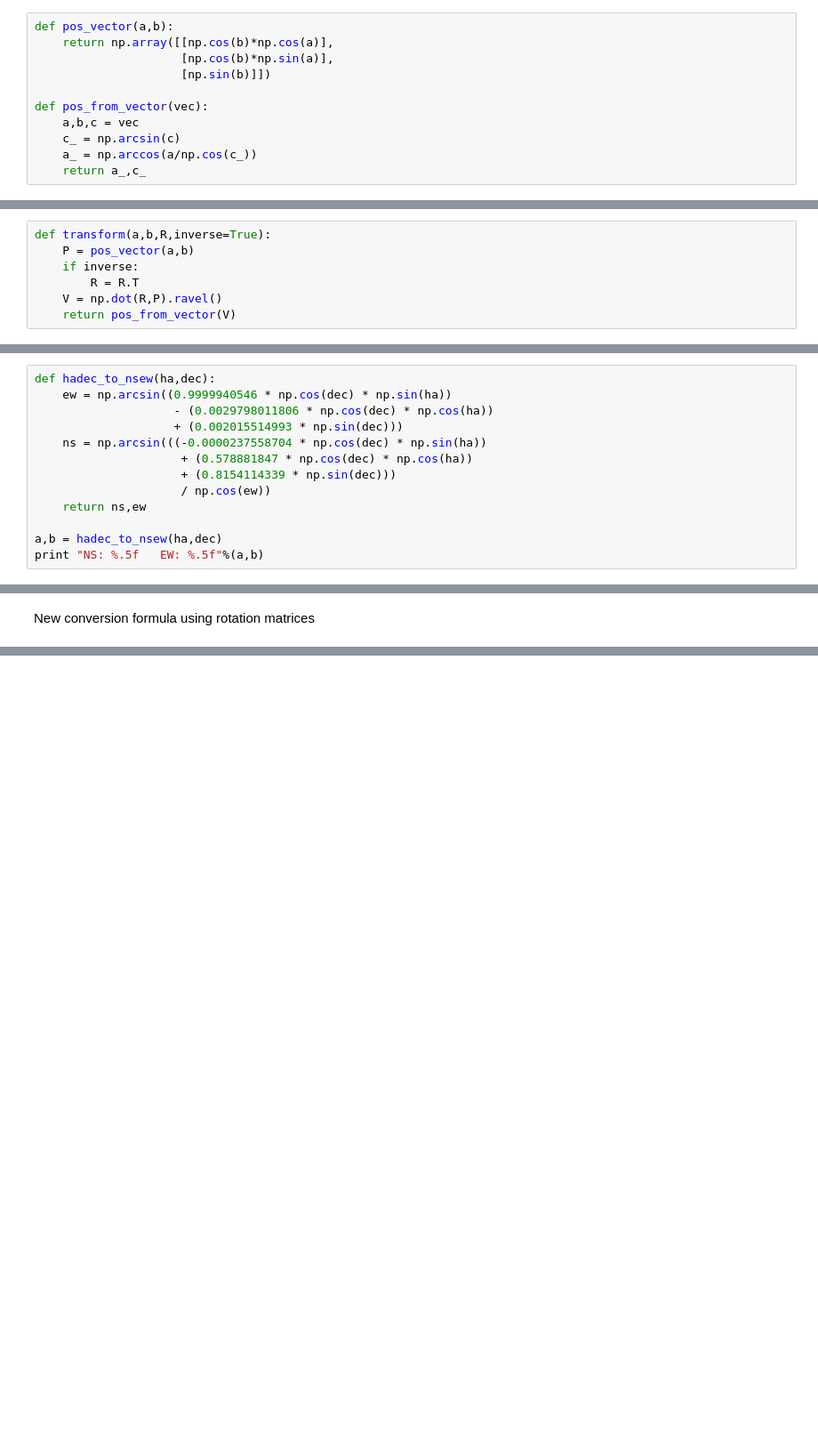
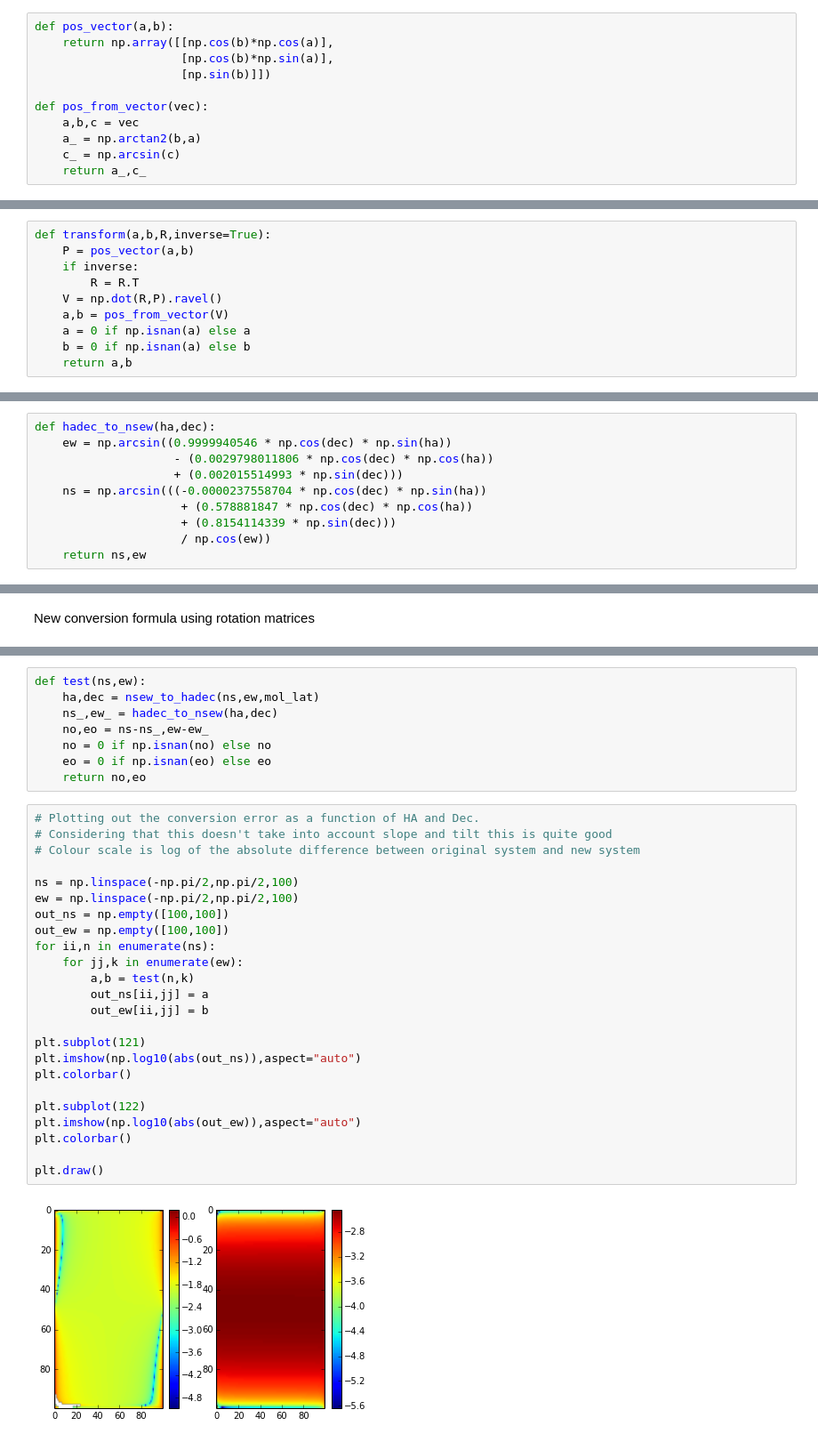
Before and after one commit to Molonglo/anansi, a Jupyter notebook: Molonglo_coords.ipynb, the cells around one changed output, grey strips where cells are left out. Shown: that part at 89% size. Cells and saved outputs as stored; diff of their text form; blank space fills up the shorter version.

```diff
--- a/Molonglo_coords.ipynb
+++ b/Molonglo_coords.ipynb
@@ -41,8 +46,8 @@ def pos_vector(a,b):
 
 def pos_from_vector(vec):
     a,b,c = vec
+    a_ = np.arctan2(b,a)
     c_ = np.arcsin(c)
-    a_ = np.arccos(a/np.cos(c_))
     return a_,c_
 # %% [markdown]
 Generic transform
@@ -52,4 +57,7 @@ def transform(a,b,R,inverse=True):
     if inverse:
         R = R.T
     V = np.dot(R,P).ravel()
-    return pos_from_vector(V)
+    a,b = pos_from_vector(V)
+    a = 0 if np.isnan(a) else a
+    b = 0 if np.isnan(a) else b
+    return a,b
@@ -86,6 +73,3 @@ def hadec_to_nsew(ha,dec):
                      + (0.8154114339 * np.sin(dec)))
                      / np.cos(ew))
     return ns,ew
-
-a,b = hadec_to_nsew(ha,dec)
-print "NS: %.5f   EW: %.5f"%(a,b)
@@ -138,0 +220,34 @@ plt.draw()
+# %%
+def test(ns,ew):
+    ha,dec = nsew_to_hadec(ns,ew,mol_lat)
+    ns_,ew_ = hadec_to_nsew(ha,dec)
+    no,eo = ns-ns_,ew-ew_
+    no = 0 if np.isnan(no) else no
+    eo = 0 if np.isnan(eo) else eo
+    return no,eo
+# %%
+# Plotting out the conversion error as a function of HA and Dec.
+# Considering that this doesn't take into account slope and tilt this is quite good
+# Colour scale is log of the absolute difference between original system and new system
+
+ns = np.linspace(-np.pi/2,np.pi/2,100)
+ew = np.linspace(-np.pi/2,np.pi/2,100)
+out_ns = np.empty([100,100])
+out_ew = np.empty([100,100])
+for ii,n in enumerate(ns):
+    for jj,k in enumerate(ew):
+        a,b = test(n,k)
+        out_ns[ii,jj] = a
+        out_ew[ii,jj] = b
+
+plt.subplot(121)
+plt.imshow(np.log10(abs(out_ns)),aspect="auto")
+plt.colorbar()
+
+plt.subplot(122)
+plt.imshow(np.log10(abs(out_ew)),aspect="auto")
+plt.colorbar()
+
+plt.draw()
+# %% [output]
+[figure, added]
```
Also changed, not shown: parts of 14 cells of this notebook.
